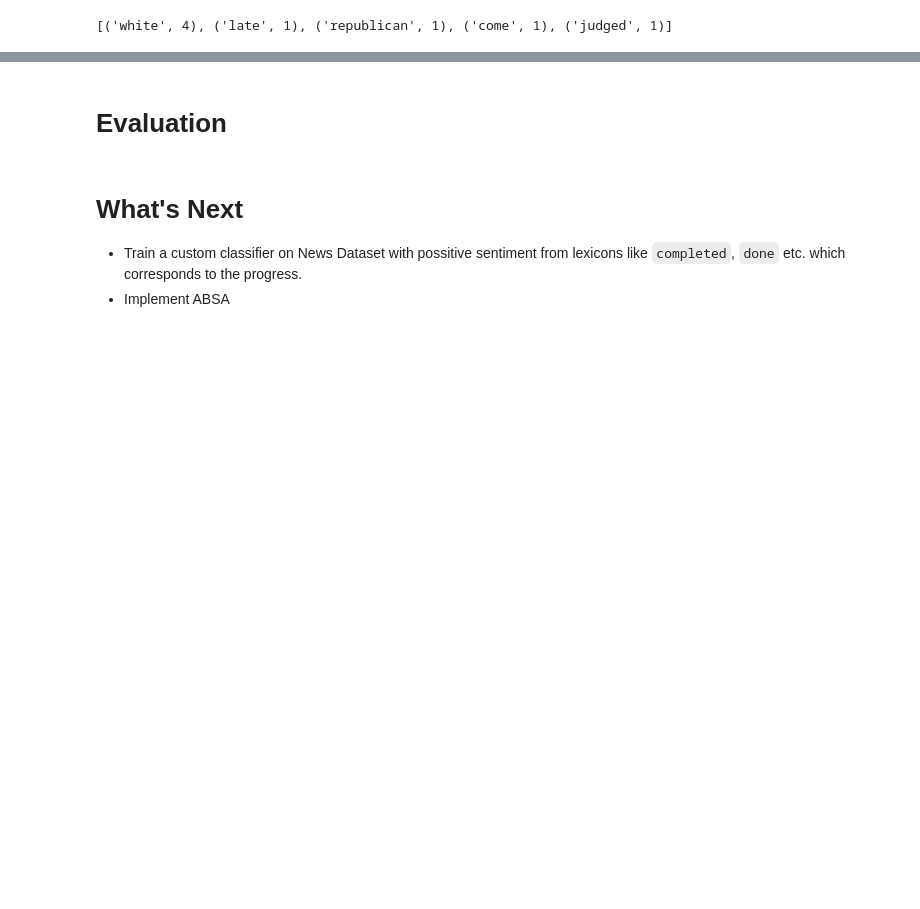
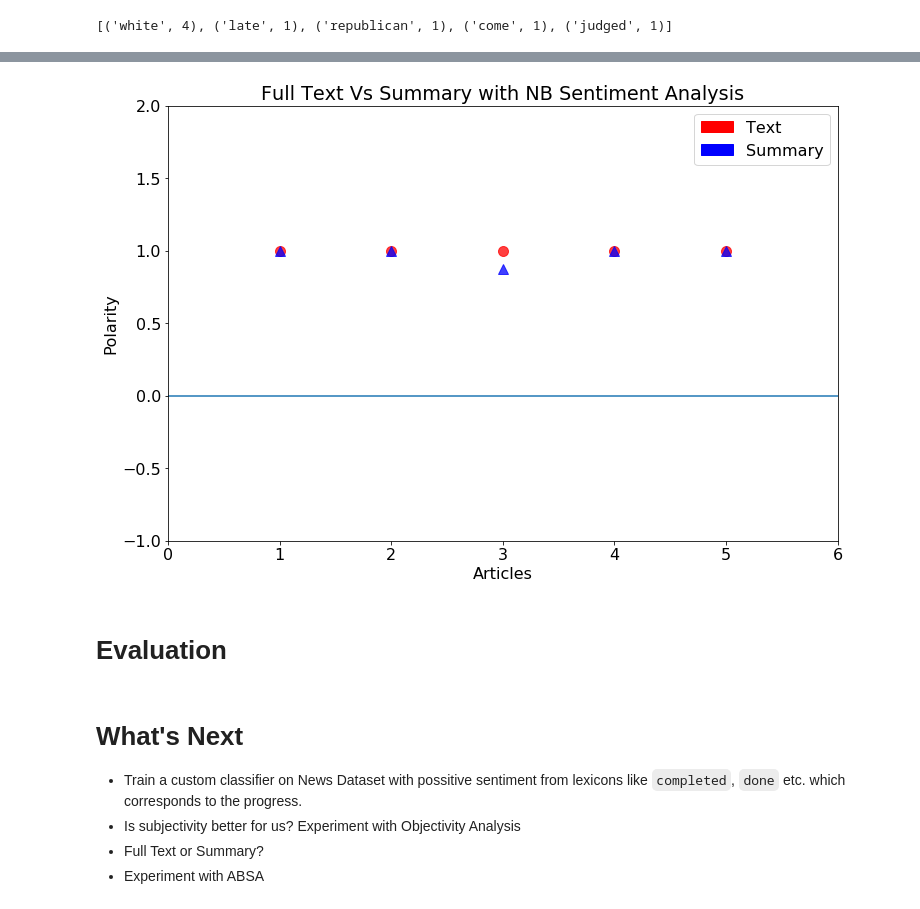
Before and after one commit to bhanupratapjain/political-promise-evaluation, a Jupyter notebook: PoliticalPromiseEvaluation.ipynb, the cells around one changed output, grey strips where cells are left out. Drawn from its saved outputs; the diff is of its cells as text; code cells hidden in the pictures; blank space fills up the shorter version.

```diff
--- a/PoliticalPromiseEvaluation.ipynb
+++ b/PoliticalPromiseEvaluation.ipynb
@@ -437,11 +442,11 @@ def experiment_1():
     polarity=[]
     for r in res['article_text_pattern'][0]['result']:
         polarity.append(r['sentiment']['polarity'])
-    plt.plot(range(1,len(polarity)+1), polarity, "ro")
+    plt.plot(range(1,len(polarity)+1), polarity, "ro",markersize=10,alpha=.75)
     polarity=[]
     for r in res['article_summary_pattern'][0]['result']:
         polarity.append(r['sentiment']['polarity'])
-    plt.plot(range(1,len(polarity)+1), polarity, "bo")
+    plt.plot(range(1,len(polarity)+1), polarity, "b^",markersize=10)
     red_patch = mpatches.Patch(color='red', label='Text')
     blue_patch = mpatches.Patch(color='blue', label='Summary')
     plt.legend(handles=[red_patch,blue_patch])
@@ -451,6 +456,25 @@ def experiment_1():
     plt.title('Full Text Vs Summary with Pattern Sentiment Analysis')
     plt.axhline(y=0)
     plt.show()
+
+def experiment_2():
+    polarity=[]
+    for r in res['article_text_nb'][0]['result']:
+        polarity.append(max(r['sentiment']['p_pos'],r['sentiment']['p_neg']))
+    plt.plot(range(1,len(polarity)+1), polarity, "ro",markersize=10,alpha=.75)
+    polarity=[]
+    for r in res['article_summary_nb'][0]['result']:
+        polarity.append(max(r['sentiment']['p_pos'],r['sentiment']['p_neg']))
+    plt.plot(range(1,len(polarity)+1), polarity, "b^",markersize=10,alpha=.75)
+    red_patch = mpatches.Patch(color='red', label='Text')
+    blue_patch = mpatches.Patch(color='blue', label='Summary')
+    plt.legend(handles=[red_patch,blue_patch])
+    plt.axis([0, 6, -1, 2])
+    plt.xlabel('Articles')
+    plt.ylabel('Polarity')
+    plt.title('Full Text Vs Summary with NB Sentiment Analysis')
+    plt.axhline(y=0)
+    plt.show()
 # %%
 experiment_1()
 # %% [output]
@@ -493,7 +536,13 @@ Total ADJ in Summary : 19
+# %%
+experiment_2()
+# %% [output]
+[figure, added]
 # %% [markdown]
 # Evaluation
 # %% [markdown]
 # What's Next
 
 - Train a custom classifier on News Dataset with possitive sentiment from lexicons like `completed`, `done` etc. which corresponds to the progress.
-- Implement ABSA
+- Is subjectivity better for us? Experiment with Objectivity Analysis
+- Full Text or Summary?
+- Experiment with ABSA
```
Also changed, not shown: parts of 8 cells of this notebook, 1 other file.
